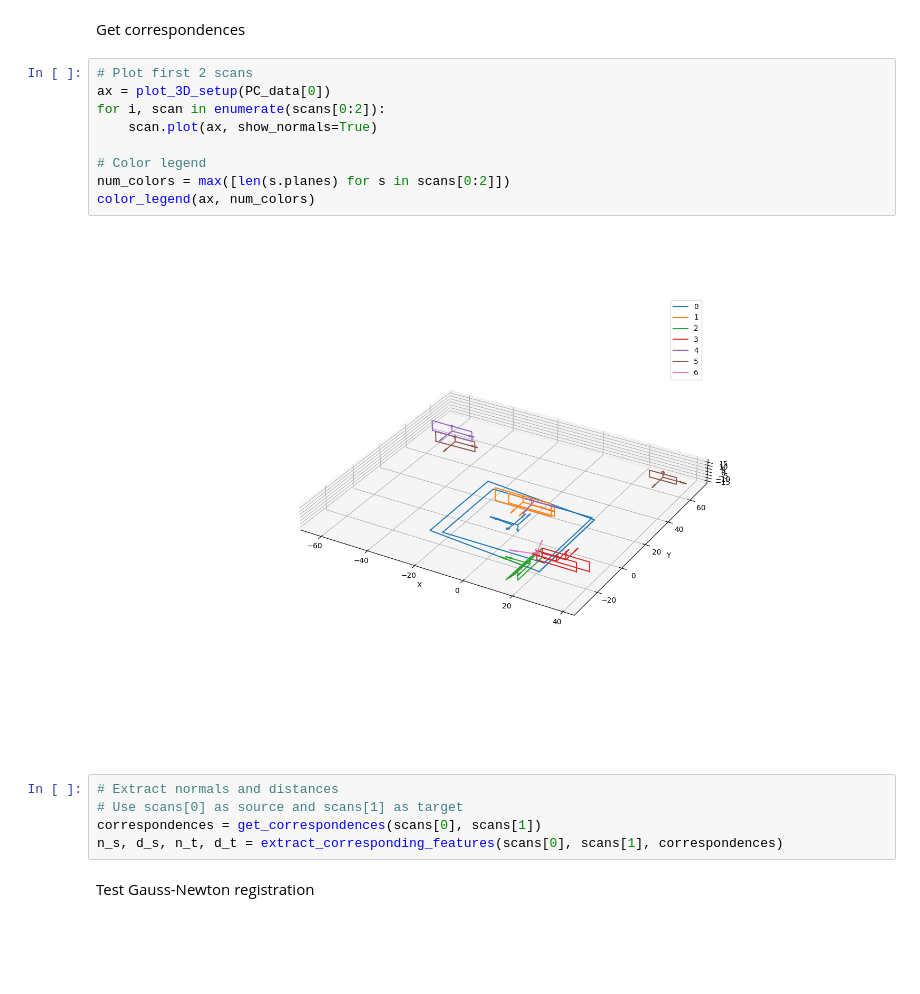
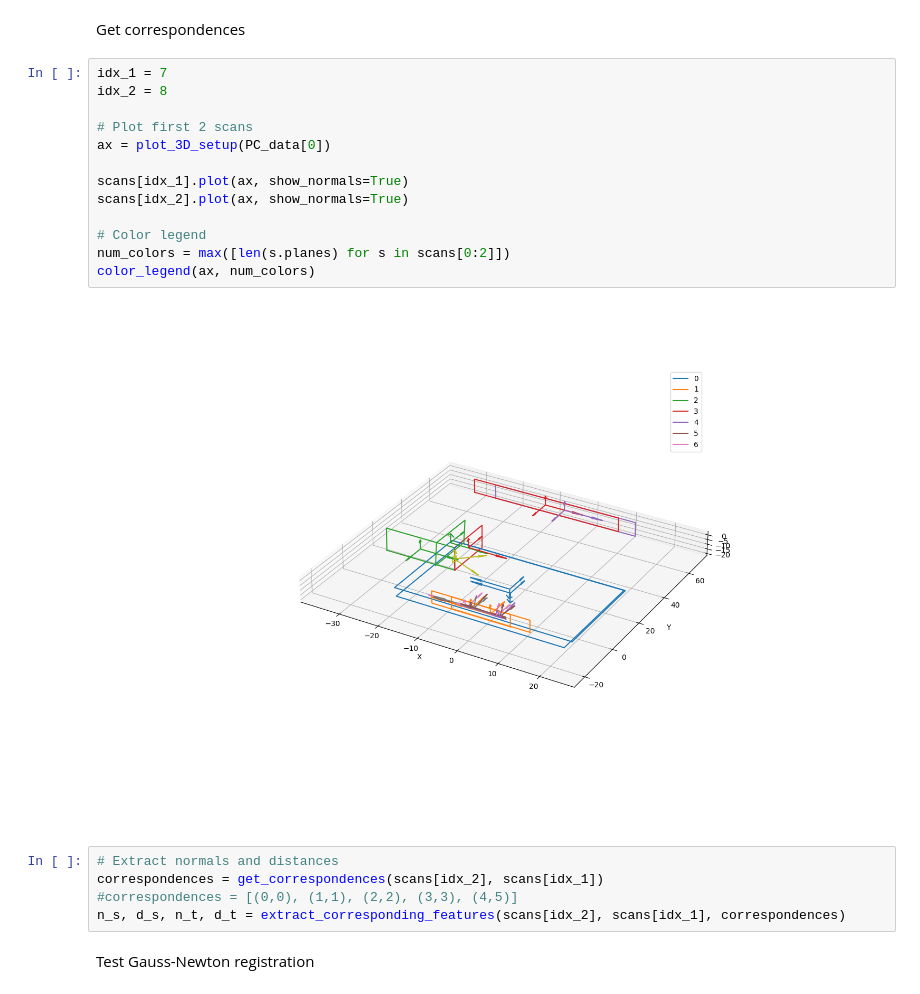
Before and after one commit to Stanford-NavLab/planeslam, a Jupyter notebook: notebooks/registration/gauss_newton_plane_registration.ipynb, the cells around one changed output. Drawn from its saved outputs; the diff is of its cells as text; blank space fills up the shorter version.

```diff
--- a/notebooks/registration/gauss_newton_plane_registration.ipynb
+++ b/notebooks/registration/gauss_newton_plane_registration.ipynb
@@ -46,21 +43,25 @@ for i in range(num_scans):
 # %% [markdown]
 Get correspondences
 # %%
+idx_1 = 7
+idx_2 = 8
+
 # Plot first 2 scans
 ax = plot_3D_setup(PC_data[0])
-for i, scan in enumerate(scans[0:2]):
-    scan.plot(ax, show_normals=True)
+
+scans[idx_1].plot(ax, show_normals=True)
+scans[idx_2].plot(ax, show_normals=True)
 
 # Color legend
 num_colors = max([len(s.planes) for s in scans[0:2]])
 color_legend(ax, num_colors)
 # %% [output]
-[figure, old version]
+[figure, new version]
 # %%
 # Extract normals and distances
-# Use scans[0] as source and scans[1] as target
-correspondences = get_correspondences(scans[0], scans[1])
-n_s, d_s, n_t, d_t = extract_corresponding_features(scans[0], scans[1], correspondences)
+correspondences = get_correspondences(scans[idx_2], scans[idx_1])
+#correspondences = [(0,0), (1,1), (2,2), (3,3), (4,5)]
+n_s, d_s, n_t, d_t = extract_corresponding_features(scans[idx_2], scans[idx_1], correspondences)
 # %% [markdown]
 Test Gauss-Newton registration
 # %%
```
Also changed, not shown: parts of 3 cells of this notebook, 10 other files.
